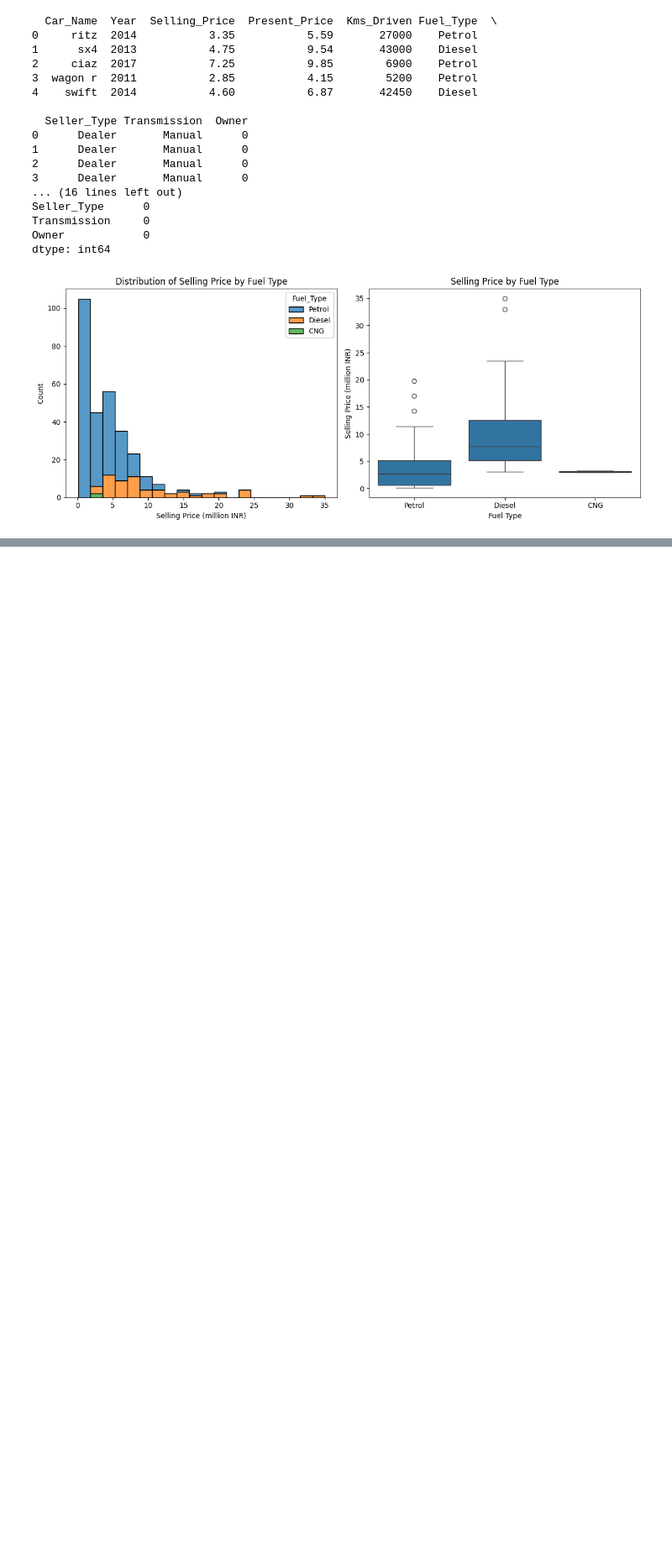
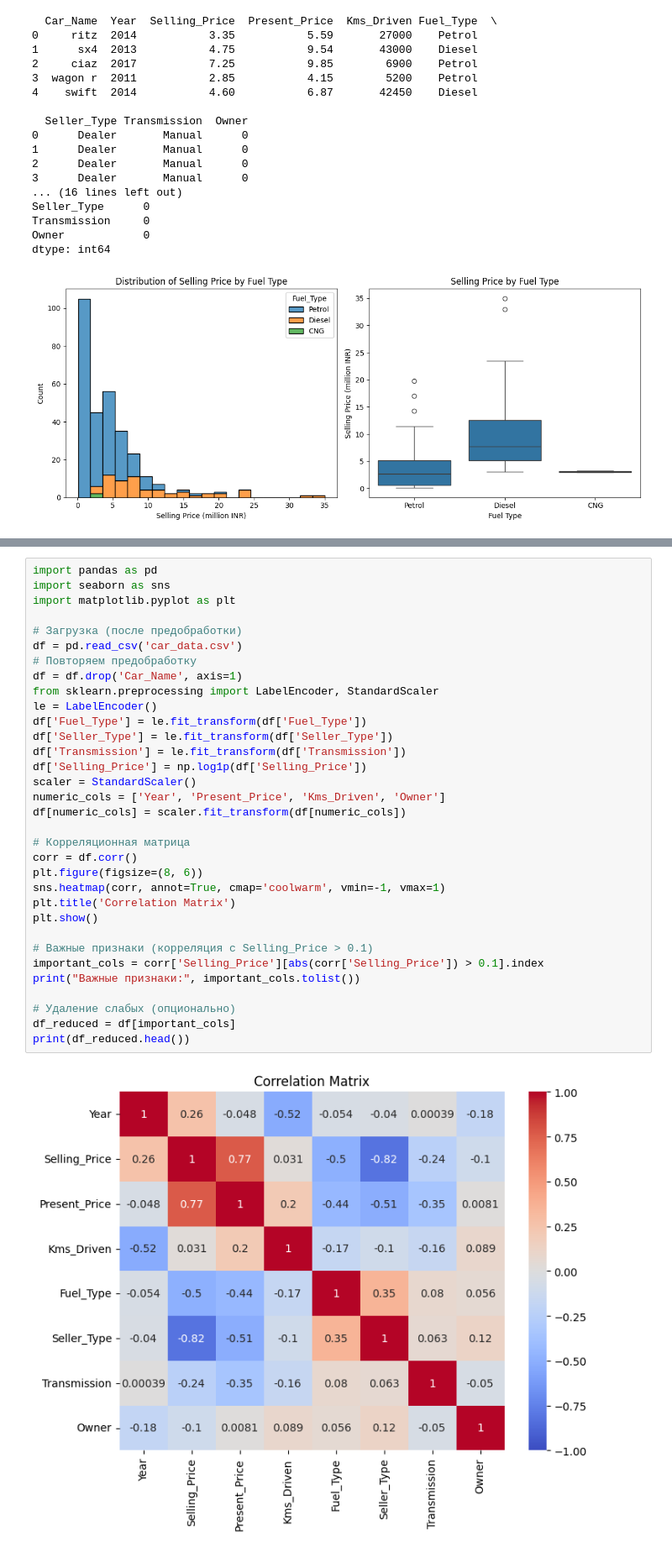
Before and after one commit to Mylovelymary/Car-Price-Prediction, a Jupyter notebook: car_price_prediction.ipynb, the cells around one changed output, grey strips where cells are left out. Shown: that part at 84% size. Drawn from its saved outputs; the diff is of its cells as text; blank space fills up the shorter version.

Commit message:
Added correlation analysis and models

```diff
--- a/car_price_prediction.ipynb
+++ b/car_price_prediction.ipynb
@@ -95,0 +98,35 @@ max       1.000000      1.000000  1.194658e+01
+# %%
+import pandas as pd
+import seaborn as sns
+import matplotlib.pyplot as plt
+
+# Загрузка (после предобработки)
+df = pd.read_csv('car_data.csv')
+# Повторяем предобработку
+df = df.drop('Car_Name', axis=1)
+from sklearn.preprocessing import LabelEncoder, StandardScaler
+le = LabelEncoder()
+df['Fuel_Type'] = le.fit_transform(df['Fuel_Type'])
+df['Seller_Type'] = le.fit_transform(df['Seller_Type'])
+df['Transmission'] = le.fit_transform(df['Transmission'])
+df['Selling_Price'] = np.log1p(df['Selling_Price'])
+scaler = StandardScaler()
+numeric_cols = ['Year', 'Present_Price', 'Kms_Driven', 'Owner']
+df[numeric_cols] = scaler.fit_transform(df[numeric_cols])
+
+# Корреляционная матрица
+corr = df.corr()
+plt.figure(figsize=(8, 6))
+sns.heatmap(corr, annot=True, cmap='coolwarm', vmin=-1, vmax=1)
+plt.title('Correlation Matrix')
+plt.show()
+
+# Важные признаки (корреляция с Selling_Price > 0.1)
+important_cols = corr['Selling_Price'][abs(corr['Selling_Price']) > 0.1].index
+print("Важные признаки:", important_cols.tolist())
+
+# Удаление слабых (опционально)
+df_reduced = df[important_cols]
+print(df_reduced.head())
+# %% [output]
+[figure, added]
```
Also changed, not shown: parts of 4 cells of this notebook.
